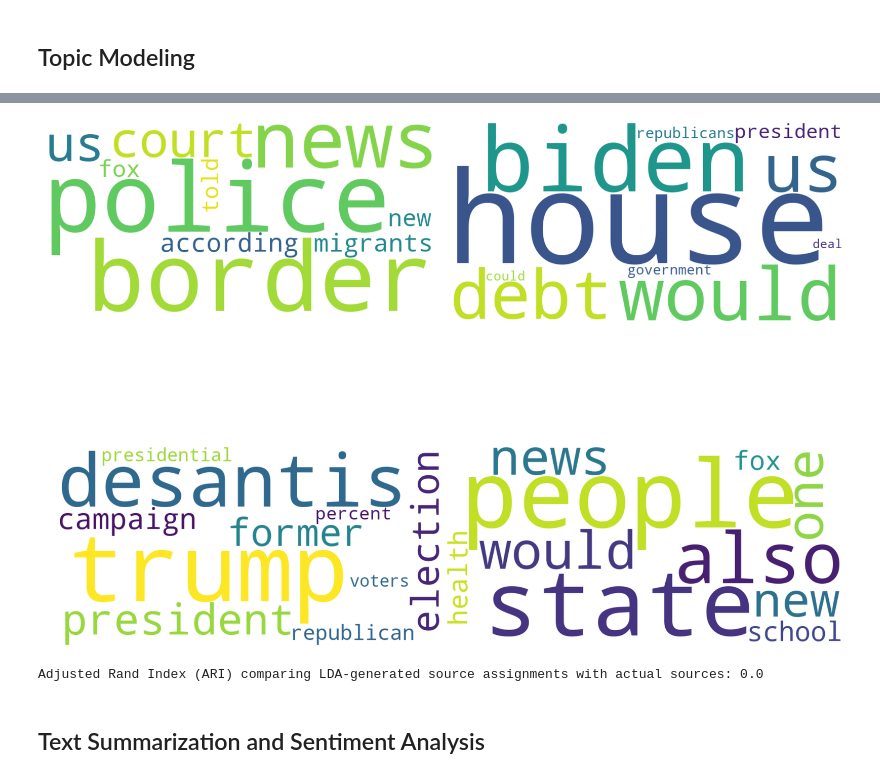
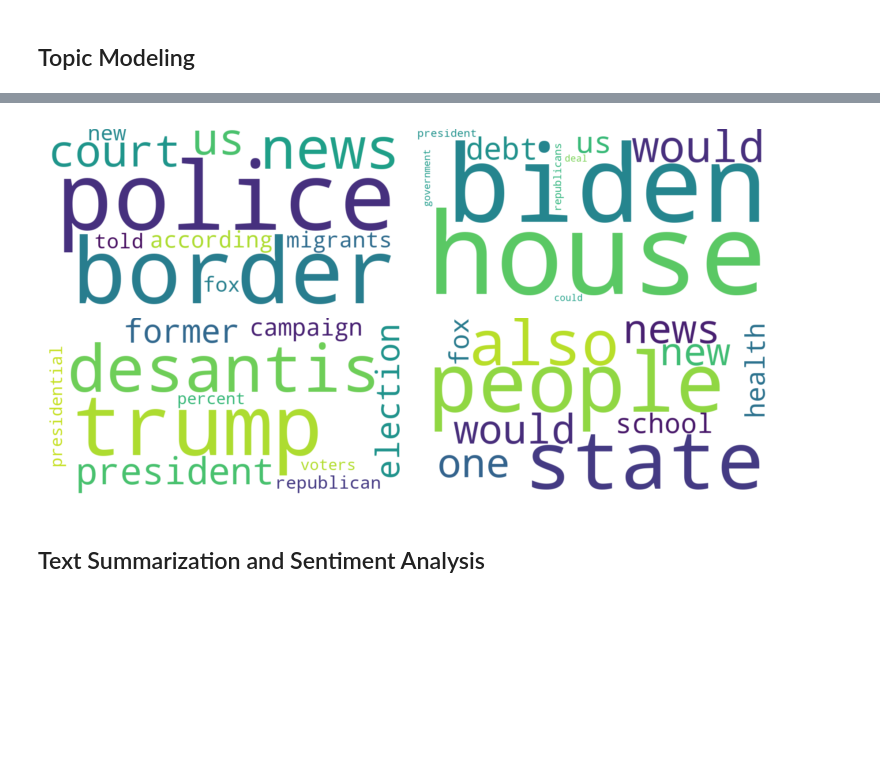
Before and after one commit to fausa/Bias_Detection_in_Journalism, a Jupyter notebook: deliverables/ADS509_FriesenD_Final_Project_04_Preprocessing+Modeling.ipynb, the cells around one changed output, grey strips where cells are left out. Saved outputs shown, nothing was run; the diff lists cells and outputs as text; code cells hidden in the pictures; blank space fills up the shorter version.

```diff
--- a/deliverables/ADS509_FriesenD_Final_Project_04_Preprocessing+Modeling.ipynb
+++ b/deliverables/ADS509_FriesenD_Final_Project_04_Preprocessing+Modeling.ipynb
@@ -382,70 +418,42 @@ Topic 04: house (2.33); debt (2.05); biden (1.77); republicans (1.29); mccarthy
 # %%
-from sklearn.feature_extraction.text import CountVectorizer
-from sklearn.decomposition import LatentDirichletAllocation
-from wordcloud import WordCloud
-import matplotlib.pyplot as plt
-import numpy as np
-import math
-
-# Step 1: Vectorize your text data
+# Now do topic modeling on full dataset to find latent groupings
 count_vectorizer = CountVectorizer(min_df=0.05, max_df=0.75)
 count_vectors = count_vectorizer.fit_transform(train_df['article_text_tokenized'])
 
-# Step 2: Apply LDA to the entire dataset, with the number of topics ideally equal to the number of unique sources
 n_sources = train_df['source_name'].nunique()
 lda_model = LatentDirichletAllocation(n_components=n_sources, random_state=42)
 lda_output = lda_model.fit_transform(count_vectors)  # shape: (n_documents, n_topics)
 
-# Now plot
 num_topics = lda_model.components_.shape[0]
 words = count_vectorizer.get_feature_names_out()
 
-# Determine grid size
+# Plot
 grid_size = math.ceil(math.sqrt(num_topics))
+fig, axs = plt.subplots(grid_size, grid_size)
 
-fig, axs = plt.subplots(grid_size, grid_size, figsize=(20, 20))
-
-# Ensure 1-D array to easily index into subplot grid
+# 1-D array to easily index into subplot grid
 axs = axs.flatten()
 
 for topic_idx, topic in enumerate(lda_model.components_):
-    # Create dataframe for the current topic and sort by importance
+    # Create dataframe for current topic and sort by importance
     topic_df = pd.DataFrame({'word': words, 'importance': topic})
     topic_df = topic_df.sort_values('importance', ascending=False)
 
-    # Get the top 5 words of the topic and create a word cloud
+    # Get top 10 words of the topic and create a word cloud
     top_words_dict = {row['word']: row['importance'] for idx, row in topic_df.head(10).iterrows()}
     wordcloud = WordCloud(width=800, height=400, background_color='white').generate_from_frequencies(top_words_dict)
 
     axs[topic_idx].imshow(wordcloud, interpolation='bilinear')
     axs[topic_idx].axis('off')
 
-# Turn off unused subplots
+# Turn off unused cells in plot
 for idx in range(num_topics, len(axs)):
     axs[idx].axis('off')
 
 plt.tight_layout()
 plt.show()
-
-# Assign each document to the topic that has the highest probability for this document
-topic_assignments = lda_output.argmax(axis=1)  # shape: (n_documents,)
-
-# Find the optimal match between topics and source names and compute the Adjusted Rand Index
-assigned_sources = []
-for topic_idx in range(n_sources):
-    docs_in_topic = train_df[topic_assignments == topic_idx]
-    most_common_source = docs_in_topic['source_name'].mode()[0]  # the source that appears most frequently
-    assigned_sources.append(most_common_source)
-
-# Now map the topic assignments to these assigned sources
-lda_generated_sources = np.array([assigned_sources[i] for i in topic_assignments])
-
-# Compare LDA-generated source assignments with actual sources using Adjusted Rand Index (ARI)
-ari = adjusted_rand_score(train_df['source_name'], lda_generated_sources)
-print(f'Adjusted Rand Index (ARI) comparing LDA-generated source assignments with actual sources: {ari}')
 # %% [output]
-[figure, old version]
+[figure, new version]
-Adjusted Rand Index (ARI) comparing LDA-generated source assignments with actual sources: 0.0
 # %% [markdown]
 ## Text Summarization and Sentiment Analysis
 # %%
```
Also changed, not shown: parts of 13 cells of this notebook, 2 other files.
